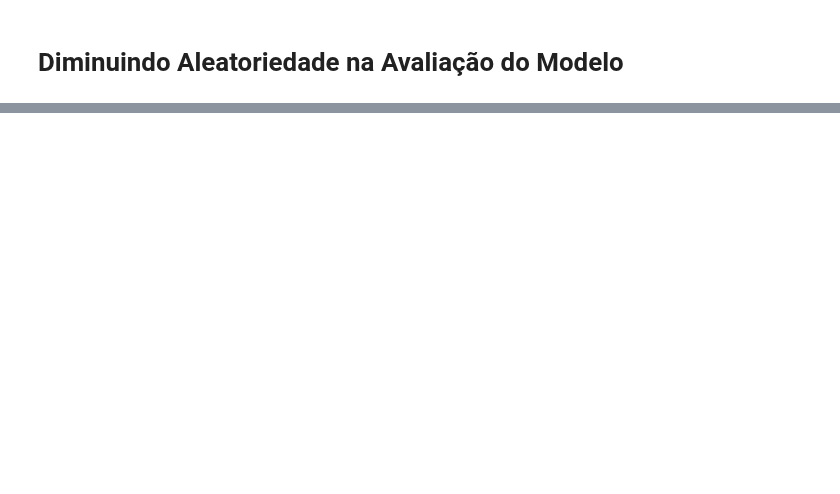
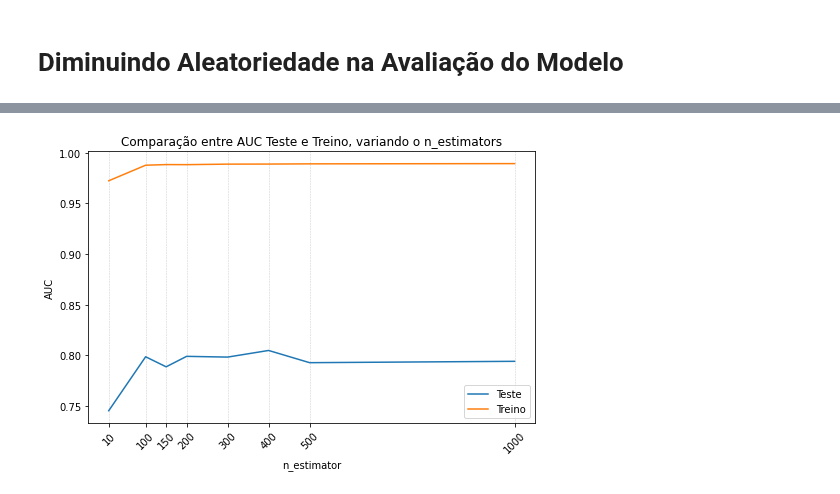
Before and after one commit to arturcgs/bootcamp-data-science-aplicada3, a Jupyter notebook: Aulas/Módulo_5.ipynb, the cells around one changed output, grey strips where cells are left out. Saved outputs shown, nothing was run; the diff lists cells and outputs as text; code cells hidden in the pictures; blank space fills up the shorter version.

```diff
--- a/Aulas/Módulo_5.ipynb
+++ b/Aulas/Módulo_5.ipynb
@@ -299,0 +390,15 @@ Intervalo de Confiança: 0.5300331496291137 - 0.7345709550736752
+# %%
+#Testando o Random Forest
+
+auc_teste_lista = []
+auc_treino_lista = []
+lista = [10, 100, 150, 200, 300, 400, 500, 1000]
+
+for i in lista:
+  modelo_rf = RandomForestClassifier(max_depth = 5, n_estimators = i)
+  auc_medio, auc_std, auc_medio_treino = roda_modelo_cv(modelo_rf, dados_limpos, 5, 10)
+
+  auc_teste_lista.append(auc_medio)
+  auc_treino_lista.append(auc_medio_treino)
+
+  print(f'AUC TESTE - {auc_medio: 0.9f} ---- AUC TREINO - {auc_medio_treino: 0.9f} | n_estimators = {i}')
@@ -299,0 +414,25 @@ Intervalo de Confiança: 0.5300331496291137 - 0.7345709550736752
+# %%
+#Gráfico pra comparar o auc pra cada max_depth
+
+plt.figure(figsize=(8, 5))
+
+eixo_x = lista
+plt.plot(eixo_x, auc_teste_lista, label = 'Teste')
+plt.plot(eixo_x, auc_treino_lista, label = 'Treino')
+
+#Ticks
+plt.xticks(rotation=45)
+plt.xticks(lista)
+#Grid
+plt.grid(axis = 'x', linestyle = '--', linewidth = 0.5, color = '0.8')
+#Title
+plt.title('Comparação entre AUC Teste e Treino, variando o n_estimators')
+#Axis labels
+plt.xlabel('n_estimator')
+plt.ylabel('AUC')
+#Show legend
+plt.legend(loc=4)
+
+plt.show()
+# %% [output]
+[figure, added]
```
Also changed, not shown: parts of 17 cells of this notebook.
